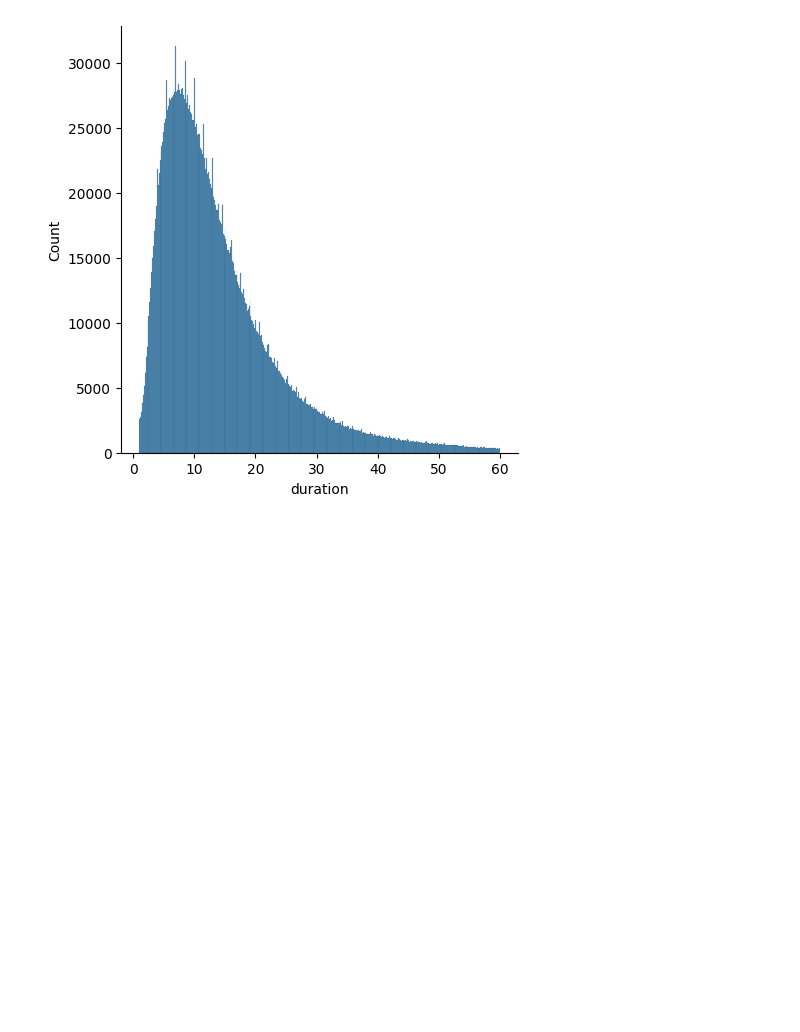
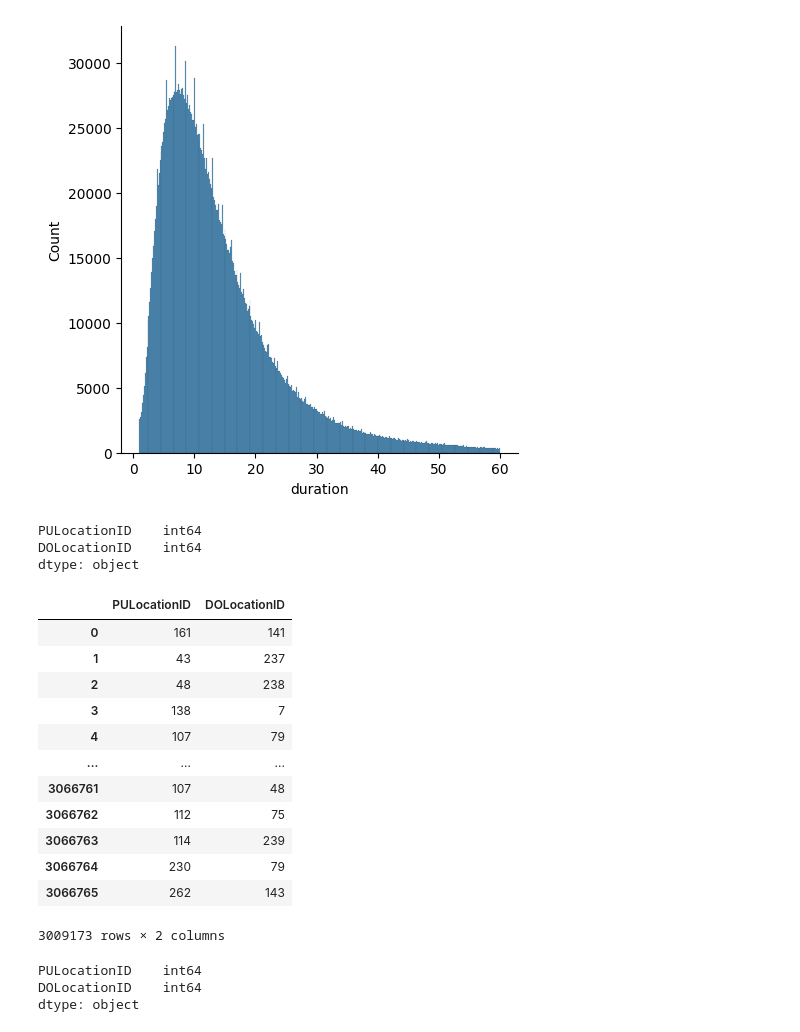
Before and after one commit to dusarp/mlops-zoomcamp, a Jupyter notebook: 01-intro/homework.ipynb, the cells around one changed output. Cells and saved outputs as stored; diff of their text form; code cells hidden in the pictures; blank space fills up the shorter version.

```diff
--- a/01-intro/homework.ipynb
+++ b/01-intro/homework.ipynb
@@ -229,0 +237,31 @@ sns.displot(df_jan_2023_y_filtered.duration)
+# %%
+categorical = ['PULocationID', 'DOLocationID']
+# %%
+df_jan_2023_y_filtered[categorical].dtypes
+# %% [output]
+PULocationID    int64
+DOLocationID    int64
+dtype: object
+# %%
+#we turn it into a string
+df_jan_2023_y_filtered[categorical].astype(str)
+# %% [output]
+|  | PULocationID | DOLocationID |
+| 0 | 161 | 141 |
+| 1 | 43 | 237 |
+| 2 | 48 | 238 |
+| 3 | 138 | 7 |
+| 4 | 107 | 79 |
+| ... | ... | ... |
+| 3066761 | 107 | 48 |
+| 3066762 | 112 | 75 |
+| 3066763 | 114 | 239 |
+| 3066764 | 230 | 79 |
+| 3066765 | 262 | 143 |
+3009173 rows × 2 columns
+# %%
+df_jan_2023_y_filtered[categorical].dtypes
+# %% [output]
+PULocationID    int64
+DOLocationID    int64
+dtype: object
```
Also changed, not shown: parts of 13 cells of this notebook.
